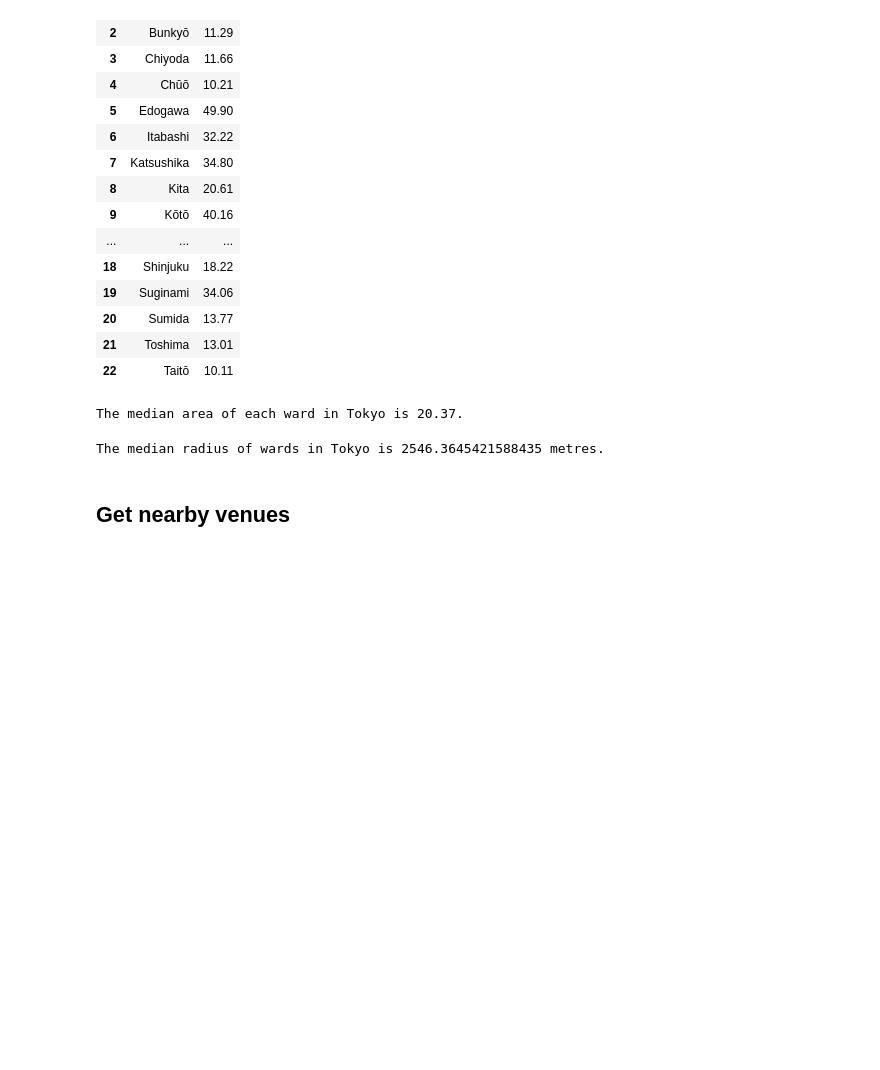
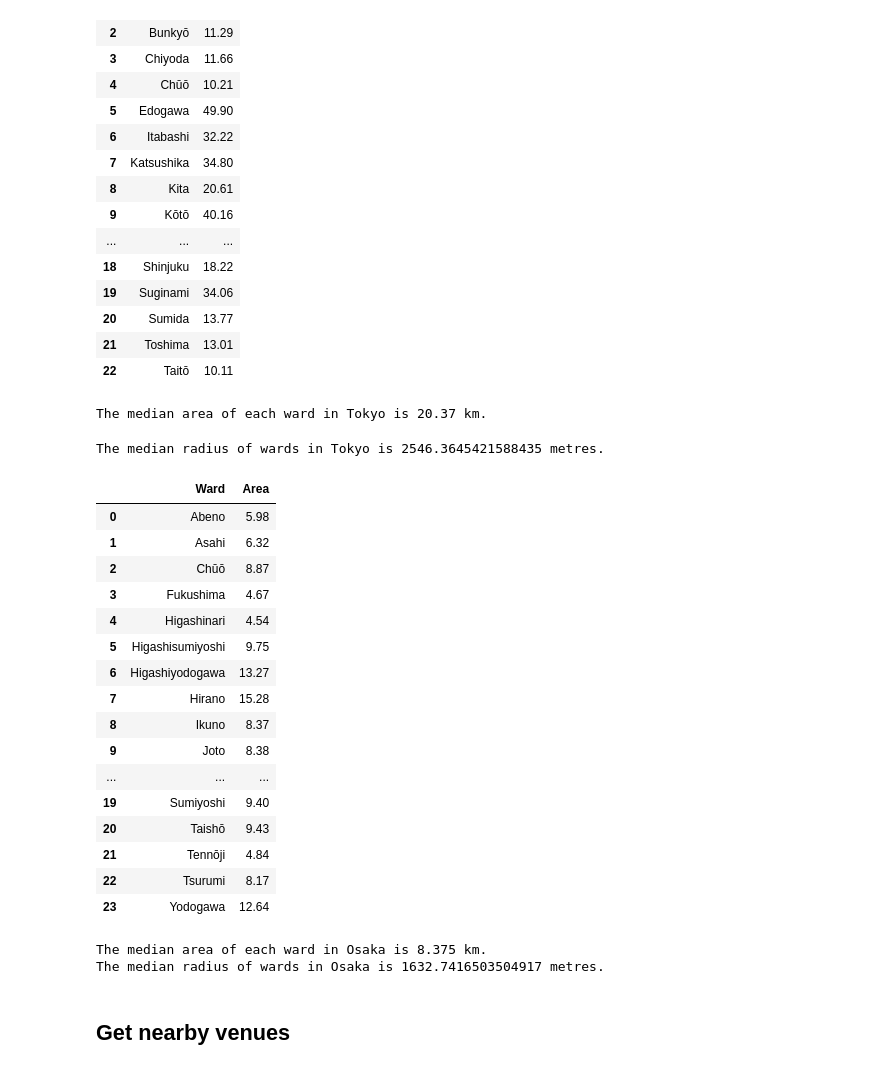
Before and after one commit to dsychin/Coursera_Capstone, a Jupyter notebook: Tokyo_vs_Osaka.ipynb, the cells around one changed output. Drawn from its saved outputs; the diff is of its cells as text; code cells hidden in the pictures; blank space fills up the shorter version.

Commit message:
find osaka ward radius

```diff
--- a/Tokyo_vs_Osaka.ipynb
+++ b/Tokyo_vs_Osaka.ipynb
@@ -189,15 +189,61 @@ df_area_tokyo
 | 22 | Taitō | 10.11 |
 # %%
 median_area_tokyo = df_area_tokyo['Area'].median()
-print('The median area of each ward in Tokyo is {}.'.format(median_area_tokyo))
+print('The median area of each ward in Tokyo is {} km.'.format(median_area_tokyo))
 # %% [output]
-The median area of each ward in Tokyo is 20.37.
+The median area of each ward in Tokyo is 20.37 km.
 # %%
 # calculate radius in metres assuming area is a circle
 radius_tokyo = math.sqrt(median_area_tokyo / np.pi) * 1000
 print('The median radius of wards in Tokyo is {} metres.'.format(radius_tokyo))
 # %% [output]
 The median radius of wards in Tokyo is 2546.3645421588435 metres.
+# %%
+# Repeat for osaka
+df_area_osaka = pd.DataFrame(columns=['Ward', 'Area'])
+
+# get area sizes for tokyo
+for item in soup.find_all('table')[2].find_all('tr'):
+    if item.th is not None:
+        continue
+
+    city = item.find_all('td')[2].get_text()
+    if city != 'Osaka':
+        continue
+
+    area = item.find_all('td')[3].get_text().strip('\n')
+    ward = item.find_all('td')[0].get_text()
+    df_area_osaka = df_area_osaka.append({'Ward': ward, 'Area': area}, ignore_index=True)
+
+df_area_osaka
+# %% [output]
+|  | Ward | Area |
+| 0 | Abeno | 5.98 |
+| 1 | Asahi | 6.32 |
+| 2 | Chūō | 8.87 |
+| 3 | Fukushima | 4.67 |
+| 4 | Higashinari | 4.54 |
+| 5 | Higashisumiyoshi | 9.75 |
+| 6 | Higashiyodogawa | 13.27 |
+| 7 | Hirano | 15.28 |
+| 8 | Ikuno | 8.37 |
+| 9 | Joto | 8.38 |
+| ... | ... | ... |
+| 19 | Sumiyoshi | 9.40 |
+| 20 | Taishō | 9.43 |
+| 21 | Tennōji | 4.84 |
+| 22 | Tsurumi | 8.17 |
+| 23 | Yodogawa | 12.64 |
+# %%
+median_area_osaka = df_area_osaka['Area'].median()
+print('The median area of each ward in Osaka is {} km.'.format(median_area_osaka))
+
+# calculate radius in metres assuming area is a circle
+radius_osaka = math.sqrt(median_area_osaka / np.pi) * 1000
+print('The median radius of wards in Osaka is {} metres.'.format(radius_osaka))
+# %% [output]
+The median area of each ward in Osaka is 8.375 km.
+The median radius of wards in Osaka is 1632.7416503504917 metres.
 # %% [markdown]
 ## Get nearby venues
 # %%
```
